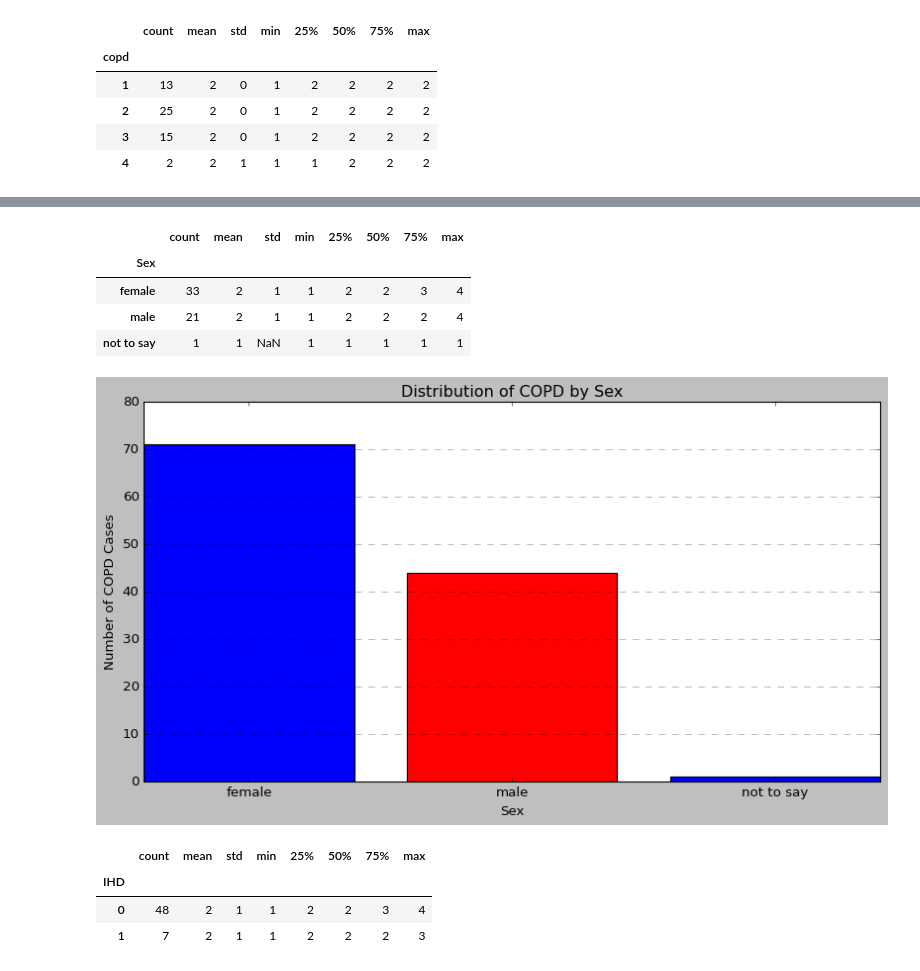
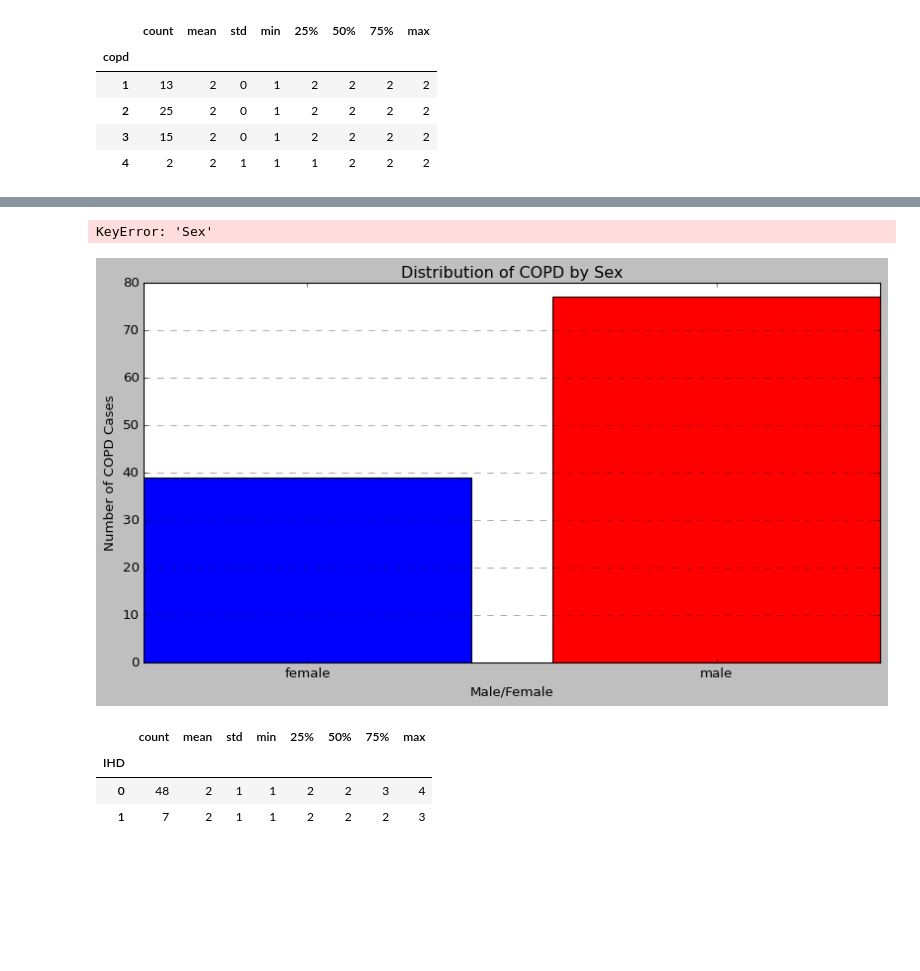
Before and after one commit to TrishS7777/Capstone_Project_2025_Patricia_Sullivan1, a Jupyter notebook: CapstoneProject2025PatriciaSullivan.ipynb, the cells around one changed output, grey strips where cells are left out. Saved outputs shown, nothing was run; the diff lists cells and outputs as text; code cells hidden in the pictures; blank space fills up the shorter version.

```diff
--- a/CapstoneProject2025PatriciaSullivan.ipynb
+++ b/CapstoneProject2025PatriciaSullivan.ipynb
@@ -665,14 +686,17 @@ print(copd_dataset3)
 
 [32724 rows x 6 columns]
 # %%
-# Merge merged_copd_dataset1 with copd_dataset3 using concat based on the Index column
+# Merge 'merged_copd_dataset1' with 'copd_dataset3' using concat based on the Index column
 # Merge the 2 different Age columns from the datasets based on the index column and combine all rows from both datasets with concat
-# Later, as time permits, the plan is to change this to a different type of merge so there are more rows.
+# (Later, as time permits, the plan is to consider changing this to a different type of merge so there are more rows.)
 merged_copd_dataset2 = pd.concat([merged_copd_dataset1_cleaned, copd_dataset3_cleaned], axis = 1)
 
 merged_copd_dataset2['Ages'] = merged_copd_dataset2[['AGE','Age']].bfill(axis = 1).iloc[:,0]
 merged_copd_dataset2.drop(columns=['AGE','Age'], inplace=True)
 
+merged_copd_dataset2['Male/Female'] = merged_copd_dataset2[['male/female','Sex']].bfill(axis = 1).iloc[:,0]
+merged_copd_dataset2.drop(columns=['male/female','Sex'], inplace=True)
+
 
 print(merged_copd_dataset2)
 # %% [output]
@@ -735,8 +743,8 @@ def clean_cd4(merged_copd_dataset2):
    merged_copd_dataset2 = merged_copd_dataset2.dropna()
 
    # Convert 'male/female' column values - NOTE: I am getting an error that says to try iloc, but I tried that and it did not work.
-   if 'male/female' in merged_copd_dataset2:
-     merged_copd_dataset2['male/female'] = merged_copd_dataset2['male/female'].map({1.0: 'male', 0.0: 'female'})
+   if 'Male/Female' in merged_copd_dataset2:
+     merged_copd_dataset2['Male/Female'] = merged_copd_dataset2['Male/Female'].map({1.0: 'male', 0.0: 'female'})
 
 
    return merged_copd_dataset2
@@ -897,28 +904,24 @@ Name: copd, dtype: float64
 # This will show the percentage of men and women who have COPD.
 merged_copd_dataset2_cleaned.groupby('Sex')['copd'].describe()
 # %% [output]
-|  | count | mean | std | min | 25% | 50% | 75% | max |
-| Sex |  |  |  |  |  |  |  |  |
-| female | 33 | 2 | 1 | 1 | 2 | 2 | 3 | 4 |
-| male | 21 | 2 | 1 | 1 | 2 | 2 | 2 | 4 |
-| not to say | 1 | 1 | NaN | 1 | 1 | 1 | 1 | 1 |
+KeyError: 'Sex'
 # %%
 # Count COPD occurences grouped by Sex
-copd_counts_by_sex = merged_copd_dataset2_cleaned.groupby('Sex')['copd'].sum()
+copd_counts_by_male_female = merged_copd_dataset2_cleaned.groupby('Male/Female')['copd'].sum()
 
 # Plot a simple histogram
 plt.figure(figsize=(12,6))
-plt.bar(copd_counts_by_sex.index, copd_counts_by_sex.values, color=['blue', 'red'], edgecolor='black')
+plt.bar(copd_counts_by_male_female.index, copd_counts_by_male_female.values, color=['blue', 'red'], edgecolor='black')
 
 # Axis Titles
-plt.xlabel("Sex")
+plt.xlabel("Male/Female")
 plt.ylabel("Number of COPD Cases")
 plt.title("Distribution of COPD by Sex")
-plt.grid(axis='y', linestyle='--', alpha=0.5)
+plt.grid(axis='y', linestyle='--', alpha=0.6)
 
 plt.show()
 # %% [output]
-[figure, old version]
+[figure, new version]
 # %%
 # If the percentage is high, heart disease and COPD might be connected.
 merged_copd_dataset2_cleaned.groupby('IHD')['copd'].describe()
```
Also changed, not shown: parts of 50 cells of this notebook, 1 other file.
